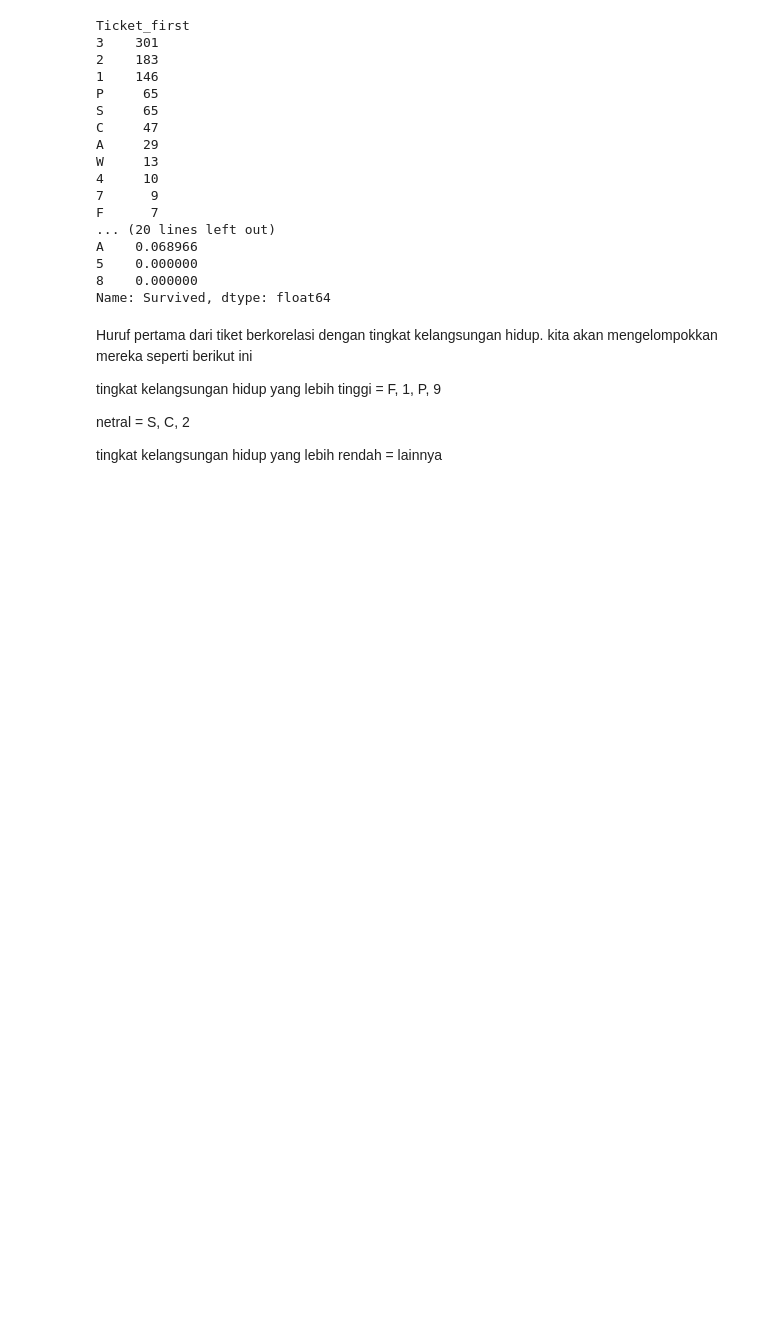
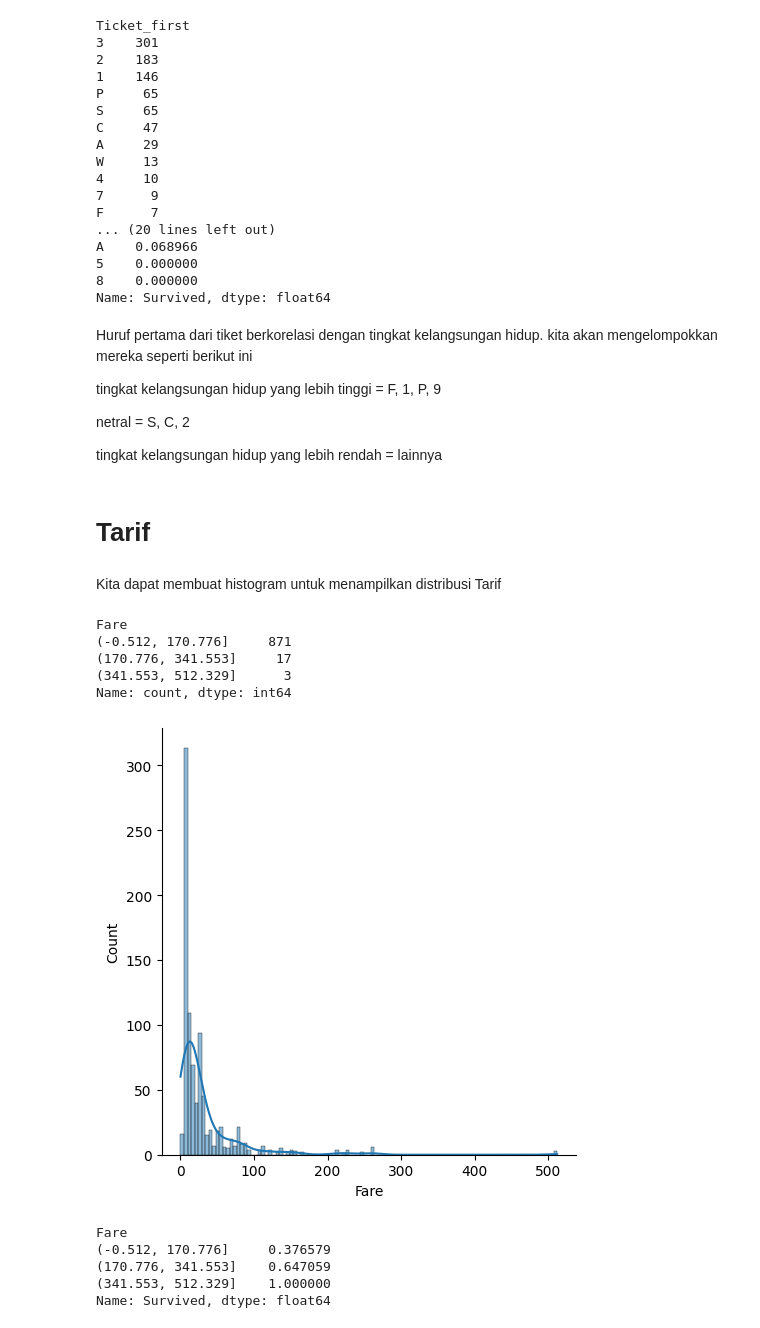
Before and after one commit to ihyaulumuddin044/machineLearning, a Jupyter notebook: titanic_prediction.ipynb, the cells around one changed output. Saved outputs shown, nothing was run; the diff lists cells and outputs as text; code cells hidden in the pictures; blank space fills up the shorter version.

```diff
--- a/titanic_prediction.ipynb
+++ b/titanic_prediction.ipynb
@@ -360,3 +355,29 @@ tingkat kelangsungan hidup yang lebih tinggi = F, 1, P, 9
 netral = S, C, 2
 
 tingkat kelangsungan hidup yang lebih rendah = lainnya
+# %% [markdown]
+# Tarif
+# %% [markdown]
+Kita dapat membuat histogram untuk menampilkan distribusi Tarif
+# %%
+# Mencetak 3 tempat pada kolom Tarif
+print(pd.cut(train['Fare'], 3).value_counts())
+
+# Membuat plot histogram
+sns.displot(train["Fare"], kde=True)
+plt.show()
+
+#  Cetak Tarif terpilah berdasarkan tarif yang masih berlaku
+print(train['Survived'].groupby(pd.cut(train['Fare'], 3), observed=False).mean())
+# %% [output]
+Fare
+(-0.512, 170.776]     871
+(170.776, 341.553]     17
+(341.553, 512.329]      3
+Name: count, dtype: int64
+[figure, added]
+Fare
+(-0.512, 170.776]     0.376579
+(170.776, 341.553]    0.647059
+(341.553, 512.329]    1.000000
+Name: Survived, dtype: float64
```
Also changed, not shown: parts of 13 cells of this notebook.
